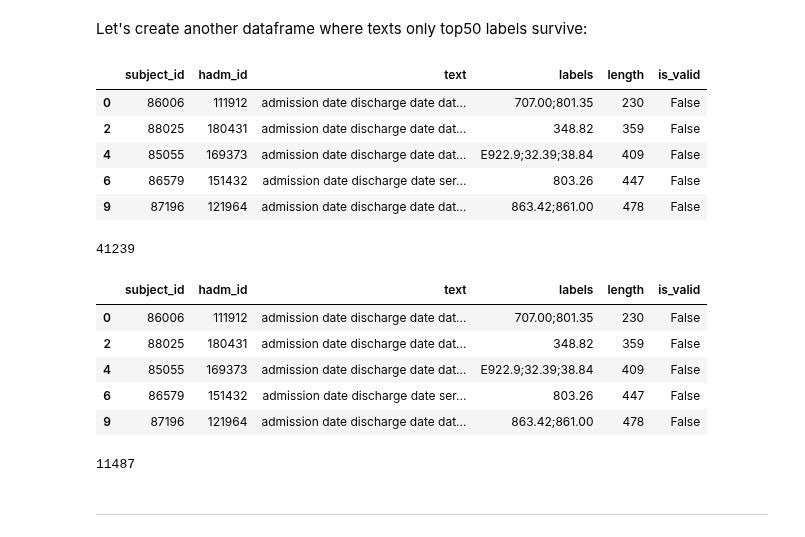
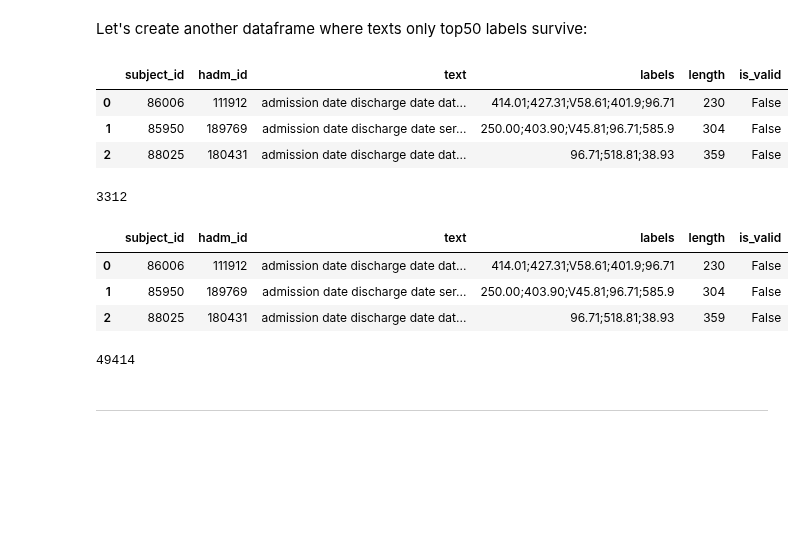
Before and after one commit to debjyotiSRoy/xcube, a Jupyter notebook: nbs/18_tutorial.train_mimic3.ipynb, the cells around one changed output. Drawn from its saved outputs; the diff is of its cells as text; code cells hidden in the pictures; blank space fills up the shorter version.

Commit message:
prepared train/dev/train splits for mimic top50 and rare50

```diff
--- a/nbs/18_tutorial.train_mimic3.ipynb
+++ b/nbs/18_tutorial.train_mimic3.ipynb
@@ -731,24 +736,22 @@ lbls = L(lbl_freqs.most_common(50)).itemgot(0)
 # %% [markdown]
 Let's create another dataframe where texts only top50 labels survive:
 # %%
-# df_copy = df.copy(deep=True)
-df_rare = df.copy(deep=True)
+df_copy = df.copy(deep=True)
+# df_rare = df.copy(deep=True)
 # %%
-# df_copy['labels'] = df_copy['labels'].str.split(';').apply(lambda o: ';'.join(set(o).intersection(set(lbls))))
-df_rare['labels'] = df_rare['labels'].str.split(';').apply(lambda o: ';'.join(set(o).intersection(set(rare_lbs))))
+df_copy['labels'] = df_copy['labels'].str.split(';').apply(lambda o: ';'.join(set(o).intersection(set(lbls))))
+# df_rare['labels'] = df_rare['labels'].str.split(';').apply(lambda o: ';'.join(set(o).intersection(set(rare_lbs))))
 # %%
-# df_copy.head()
-df_rare.head()
+df_copy.head(3)
+# df_rare.head()
 # %% [output]
 |  | subject_id | hadm_id | text | labels | length | is_valid |
-| 0 | 86006 | 111912 | admission date discharge date dat... | 707.00;801.35 | 230 | False |
-| 2 | 88025 | 180431 | admission date discharge date dat... | 348.82 | 359 | False |
-| 4 | 85055 | 169373 | admission date discharge date dat... | E922.9;32.39;38.84 | 409 | False |
-| 6 | 86579 | 151432 | admission date discharge date ser... | 803.26 | 447 | False |
-| 9 | 87196 | 121964 | admission date discharge date dat... | 863.42;861.00 | 478 | False |
+| 0 | 86006 | 111912 | admission date discharge date dat... | 414.01;427.31;V58.61;401.9;96.71 | 230 | False |
+| 1 | 85950 | 189769 | admission date discharge date ser... | 250.00;403.90;V45.81;96.71;585.9 | 304 | False |
+| 2 | 88025 | 180431 | admission date discharge date dat... | 96.71;518.81;38.93 | 359 | False |
 # %%
-# (df_copy['labels'] == '').sum()
-(df_rare['labels'] == '').sum()
+(df_copy['labels'] == '').sum()
+# (df_rare['labels'] == '').sum()
 # %% [output]
-41239
+3312
 # %%
@@ -757,17 +760,15 @@ df_rare = df_rare[df_rare['labels'] != '']
 # %%
-# df_copy.head()
-df_rare.head()
+df_copy.head(3)
+# df_rare.head()
 # %% [output]
 |  | subject_id | hadm_id | text | labels | length | is_valid |
-| 0 | 86006 | 111912 | admission date discharge date dat... | 707.00;801.35 | 230 | False |
-| 2 | 88025 | 180431 | admission date discharge date dat... | 348.82 | 359 | False |
-| 4 | 85055 | 169373 | admission date discharge date dat... | E922.9;32.39;38.84 | 409 | False |
-| 6 | 86579 | 151432 | admission date discharge date ser... | 803.26 | 447 | False |
-| 9 | 87196 | 121964 | admission date discharge date dat... | 863.42;861.00 | 478 | False |
+| 0 | 86006 | 111912 | admission date discharge date dat... | 414.01;427.31;V58.61;401.9;96.71 | 230 | False |
+| 1 | 85950 | 189769 | admission date discharge date ser... | 250.00;403.90;V45.81;96.71;585.9 | 304 | False |
+| 2 | 88025 | 180431 | admission date discharge date dat... | 96.71;518.81;38.93 | 359 | False |
 # %%
-len(df_rare)
+len(df_copy)
 # %% [output]
-11487
+49414
 # %% [markdown]
 ---
 # %%
```
Also changed, not shown: parts of 15 cells of this notebook.
